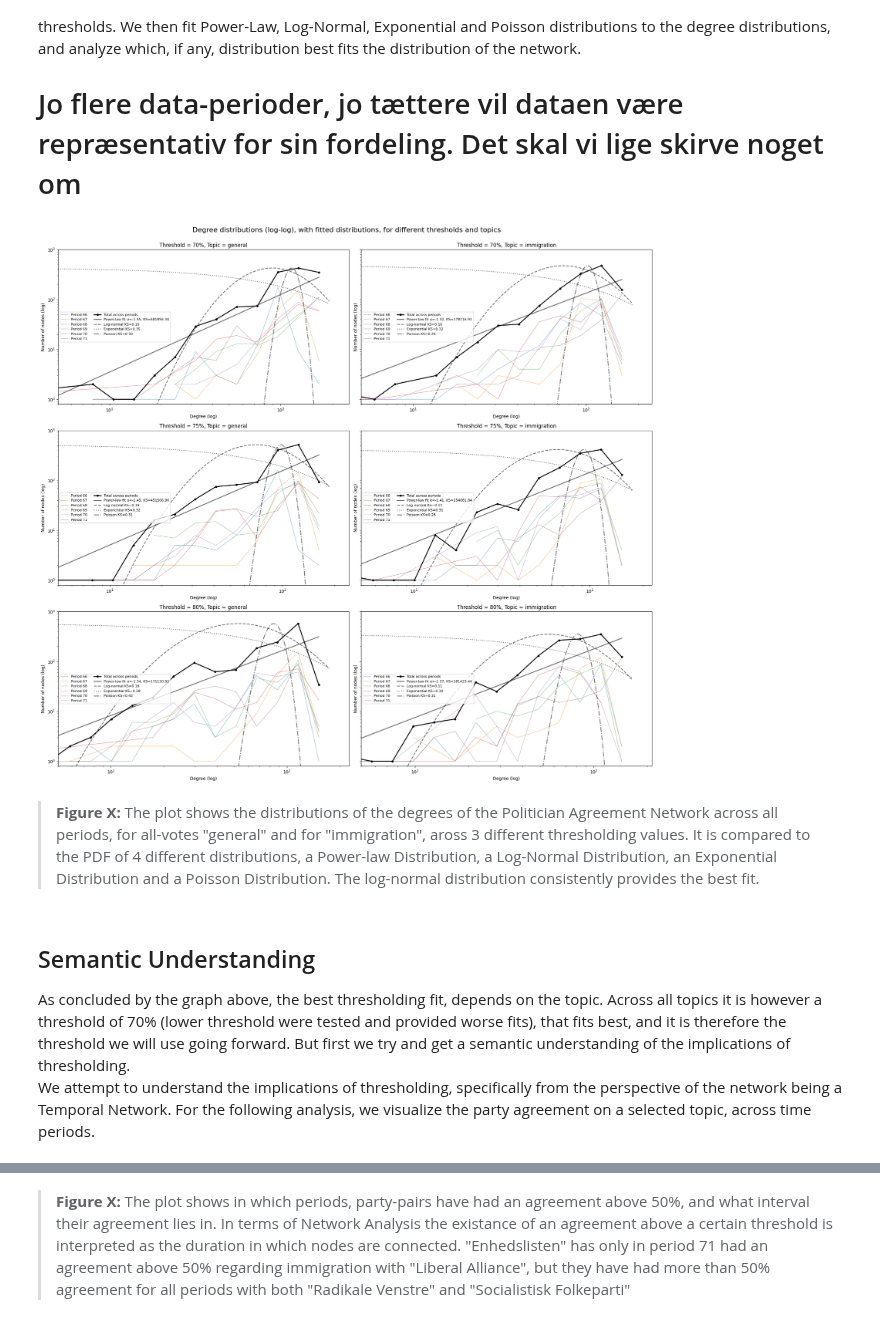
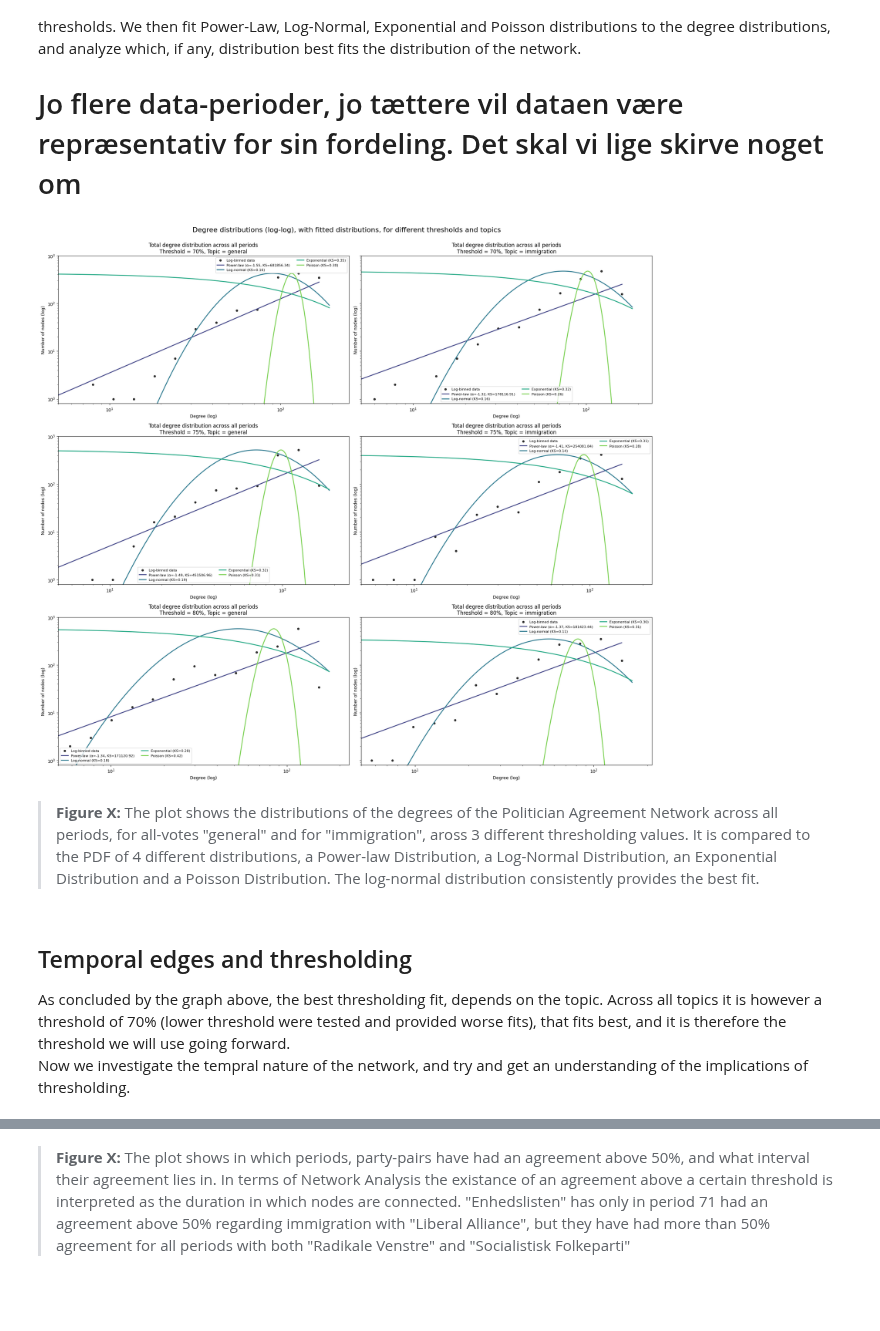
Before and after one commit to Somon8/social_graphs_25, a Jupyter notebook: final-project/p7a_partyinteractions.ipynb, the cells around one changed output, grey strips where cells are left out. Drawn from its saved outputs; the diff is of its cells as text; code cells hidden in the pictures; blank space fills up the shorter version.

```diff
--- a/final-project/p7a_partyinteractions.ipynb
+++ b/final-project/p7a_partyinteractions.ipynb
@@ -233,34 +170,34 @@ overseas_parties = {
 # %%
 selected_topic = "general"
 other_topic = "immigration"
 df_deg_gen_70 = degrees_across_periods(topic=selected_topic, threshold=0.7)
 df_deg_gen_75 = degrees_across_periods(topic=selected_topic, threshold=0.75)
 df_deg_gen_80 = degrees_across_periods(topic=selected_topic, threshold=0.8)
 df_deg_other_70 = degrees_across_periods(topic=other_topic, threshold=0.7)
 df_deg_other_75 = degrees_across_periods(topic=other_topic, threshold=0.75)
 df_deg_other_80 = degrees_across_periods(topic=other_topic, threshold=0.8)
 
 fig, axs = plt.subplots(3, 2, figsize=(20, 18), sharey=True)
 plt.suptitle(f"Degree distributions (log-log), with fitted distributions, for different thresholds and topics", fontsize = 16, y = 1.0)
 periods = (66,67,68,69,70,71)
 n_bins = 20
 
-fit_and_plot_logbinned_multi(df_deg_gen_70, periods=periods, num_bins=n_bins, ax = axs[0,0], threshold=0.70, topic = selected_topic)
-fit_and_plot_logbinned_multi(df_deg_gen_75, periods=periods, num_bins=n_bins, ax = axs[1,0], threshold=0.75, topic = selected_topic)
-fit_and_plot_logbinned_multi(df_deg_gen_80, periods=periods, num_bins=n_bins, ax = axs[2,0], threshold=0.80, topic = selected_topic)
+fit_and_plot_logbinned_combined(df_deg_gen_70, periods=periods, num_bins=n_bins, ax = axs[0,0], threshold=0.70, topic = selected_topic)
+fit_and_plot_logbinned_combined(df_deg_gen_75, periods=periods, num_bins=n_bins, ax = axs[1,0], threshold=0.75, topic = selected_topic)
+fit_and_plot_logbinned_combined(df_deg_gen_80, periods=periods, num_bins=n_bins, ax = axs[2,0], threshold=0.80, topic = selected_topic)
 
-fit_and_plot_logbinned_multi(df_deg_other_70, periods=periods, num_bins=n_bins, ax = axs[0,1], threshold=0.70, topic = other_topic)
-fit_and_plot_logbinned_multi(df_deg_other_75, periods=periods, num_bins=n_bins, ax = axs[1,1], threshold=0.75, topic = other_topic)
-fit_and_plot_logbinned_multi(df_deg_other_80, periods=periods, num_bins=n_bins, ax = axs[2,1], threshold=0.80, topic = other_topic)
+fit_and_plot_logbinned_combined(df_deg_other_70, periods=periods, num_bins=n_bins, ax = axs[0,1], threshold=0.70, topic = other_topic)
+fit_and_plot_logbinned_combined(df_deg_other_75, periods=periods, num_bins=n_bins, ax = axs[1,1], threshold=0.75, topic = other_topic)
+fit_and_plot_logbinned_combined(df_deg_other_80, periods=periods, num_bins=n_bins, ax = axs[2,1], threshold=0.80, topic = other_topic)
 
 
 plt.tight_layout()
 plt.show()
 # %% [output]
-[figure, old version]
+[figure, new version]
 # %% [markdown]
 >**Figure X:** The plot shows the distributions of the degrees of the Politician Agreement Network across all periods, for all-votes "general" and for "immigration", aross 3 different thresholding values. It is compared to the PDF of 4 different distributions, a Power-law Distribution, a Log-Normal Distribution, an Exponential Distribution and a Poisson Distribution. The log-normal distribution consistently provides the best fit.
 # %% [markdown]
-## Semantic Understanding
-As concluded by the graph above, the best thresholding fit, depends on the topic. Across all topics it is however a threshold of 70% (lower threshold were tested and provided worse fits), that fits best, and it is therefore the threshold we will use going forward. But first we try and get a semantic understanding of the implications of thresholding.
-We attempt to understand the implications of thresholding, specifically from the perspective of the network being a Temporal Network. For the following analysis, we visualize the party agreement on a selected topic, across time periods.
+## Temporal edges and thresholding
+As concluded by the graph above, the best thresholding fit, depends on the topic. Across all topics it is however a threshold of 70% (lower threshold were tested and provided worse fits), that fits best, and it is therefore the threshold we will use going forward.
+Now we investigate the tempral nature of the network, and try and get an understanding of the implications of thresholding.
```
Also changed, not shown: parts of 8 cells of this notebook, 1 other file.
